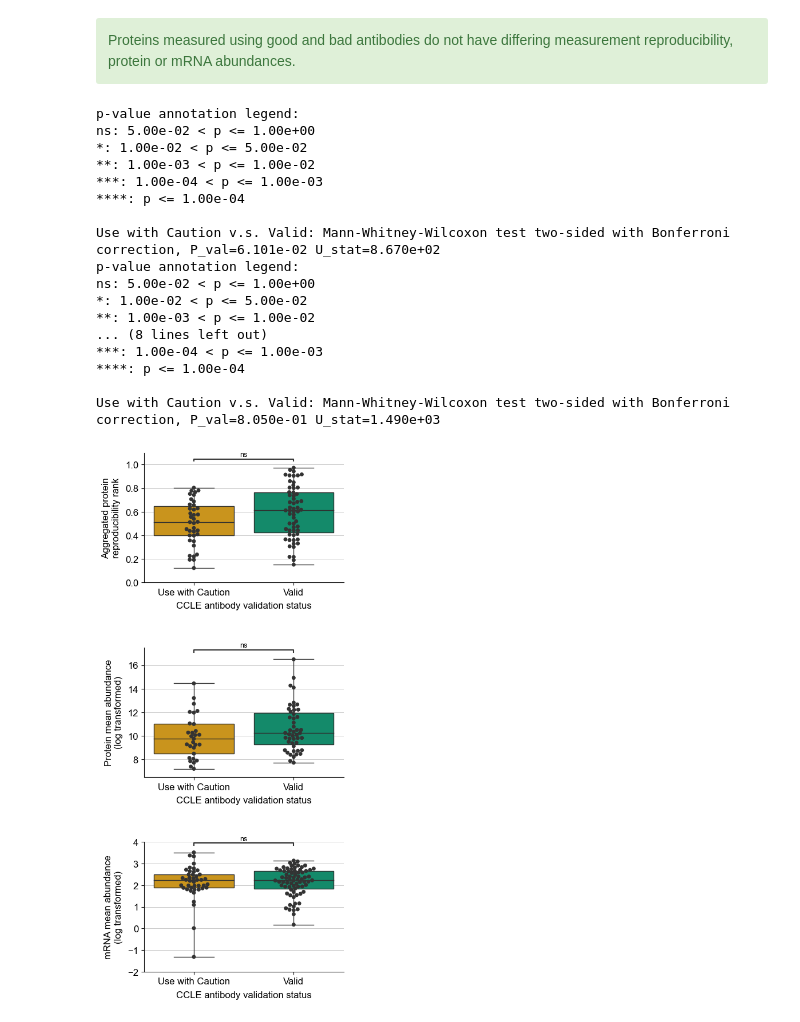
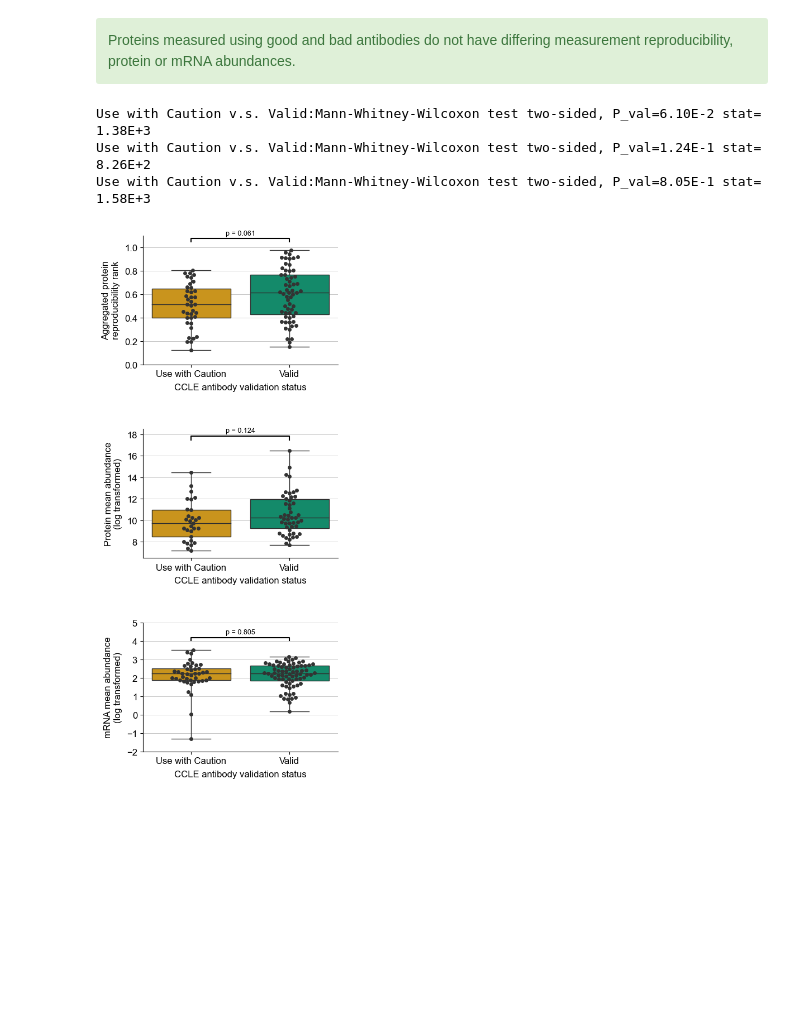
Before and after one commit to SwathiRUpadhya/antibody_quality_limitations, a Jupyter notebook: data_processing_and_analysis/05_analyzed_antibody_and_protein_attributes.ipynb, the cells around one changed output. Cells and saved outputs as stored; diff of their text form; code cells hidden in the pictures; blank space fills up the shorter version.

Commit message:
Updated p-val annotations method

```diff
--- a/data_processing_and_analysis/05_analyzed_antibody_and_protein_attributes.ipynb
+++ b/data_processing_and_analysis/05_analyzed_antibody_and_protein_attributes.ipynb
@@ -174,15 +174,15 @@ ylab3 = "mRNA mean abundance\n(log transformed)"
 args = [graphing_utils.additional_plot_parameters(xlab=xlab1, ylab=ylab1, title = None, palette = palette,
                                                 ylim = (0, 1.1)),
         graphing_utils.additional_plot_parameters(xlab=xlab1, ylab=ylab2, title = None, palette = palette,
-                                                ylim = (6.5, 17.5)),
+                                                ylim = (6.5, 18.5)),
         graphing_utils.additional_plot_parameters(xlab=xlab1, ylab=ylab3, title = None, palette = palette,
-                                                ylim = (-2, 4)),
+                                                ylim = (-2, 5)),
         graphing_utils.additional_plot_parameters(xlab=xlab2, ylab=ylab1, title = None, palette = palette,
                                                 ylim = (0, 1.1)),
         graphing_utils.additional_plot_parameters(xlab=xlab2, ylab=ylab2, title = None, palette = palette,
-                                                ylim = (6.5, 17.5)),
+                                                ylim = (6.5, 18.5)),
         graphing_utils.additional_plot_parameters(xlab=xlab2, ylab=ylab3, title = None, palette = palette,
-                                                ylim = (-2, 4))]
+                                                ylim = (-2, 5))]
 # %%
 order=['Use with Caution', 'Valid']
 with plt.rc_context({'axes.linewidth': 0.8, 'axes.labelsize':12, 'axes.spines.left': True, 'xtick.labelsize':12,
@@ -222,34 +208,20 @@ Use with Caution v.s. Valid: Mann-Whitney-Wilcoxon test two-sided with Bonferron
 # %%
 with plt.rc_context({'axes.linewidth': 0.8, 'axes.labelsize':12, 'axes.spines.left': True, 'xtick.labelsize':12,
                      'ytick.labelsize':12}):
     figure, ax = plt.subplots(3, 1, figsize=(4.5,12))
     customized_plot.draw_swarmBoxPlot(ccle_ab_status_properties, 'Aggregated Reproducibility Rank',
                                       ax[0], args[3], order)
     customized_plot.draw_swarmBoxPlot(ccle_ab_status_properties, 'protein_Mean_Abundance',
-                                      ax[1], args[4], order)
+                                      ax[1], args[4], order, additional_height =  1)
     customized_plot.draw_swarmBoxPlot(ccle_ab_status_properties, 'mRNA_Mean_Abundance',
-                                      ax[2], args[5], order)
+                                      ax[2], args[5], order, additional_height =  0.5)
     plt.subplots_adjust(wspace=0.4, hspace=0.5)
 #     figure.savefig(get_figure_path('FigureS2.svg'), bbox_inches='tight', dpi=300)
 # %% [output]
-p-value annotation legend:
-ns: 5.00e-02 < p <= 1.00e+00
-*: 1.00e-02 < p <= 5.00e-02
-**: 1.00e-03 < p <= 1.00e-02
-***: 1.00e-04 < p <= 1.00e-03
-****: p <= 1.00e-04
-
-Use with Caution v.s. Valid: Mann-Whitney-Wilcoxon test two-sided with Bonferroni correction, P_val=6.101e-02 U_stat=8.670e+02
-p-value annotation legend:
-ns: 5.00e-02 < p <= 1.00e+00
-*: 1.00e-02 < p <= 5.00e-02
-**: 1.00e-03 < p <= 1.00e-02
-... (8 lines left out)
-***: 1.00e-04 < p <= 1.00e-03
-****: p <= 1.00e-04
-
-Use with Caution v.s. Valid: Mann-Whitney-Wilcoxon test two-sided with Bonferroni correction, P_val=8.050e-01 U_stat=1.490e+03
+Use with Caution v.s. Valid:Mann-Whitney-Wilcoxon test two-sided, P_val=6.10E-2 stat= 1.38E+3
+Use with Caution v.s. Valid:Mann-Whitney-Wilcoxon test two-sided, P_val=1.24E-1 stat= 8.26E+2
+Use with Caution v.s. Valid:Mann-Whitney-Wilcoxon test two-sided, P_val=8.05E-1 stat= 1.58E+3
-[figure, old version]
+[figure, new version]
 # %%
 tcga_ab_status_properties.to_csv(file_sourceData_Figure4)
 ccle_ab_status_properties.to_csv(file_sourceData_FigureS2)
```
Also changed, not shown: parts of 4 cells of this notebook, 7 other files.
